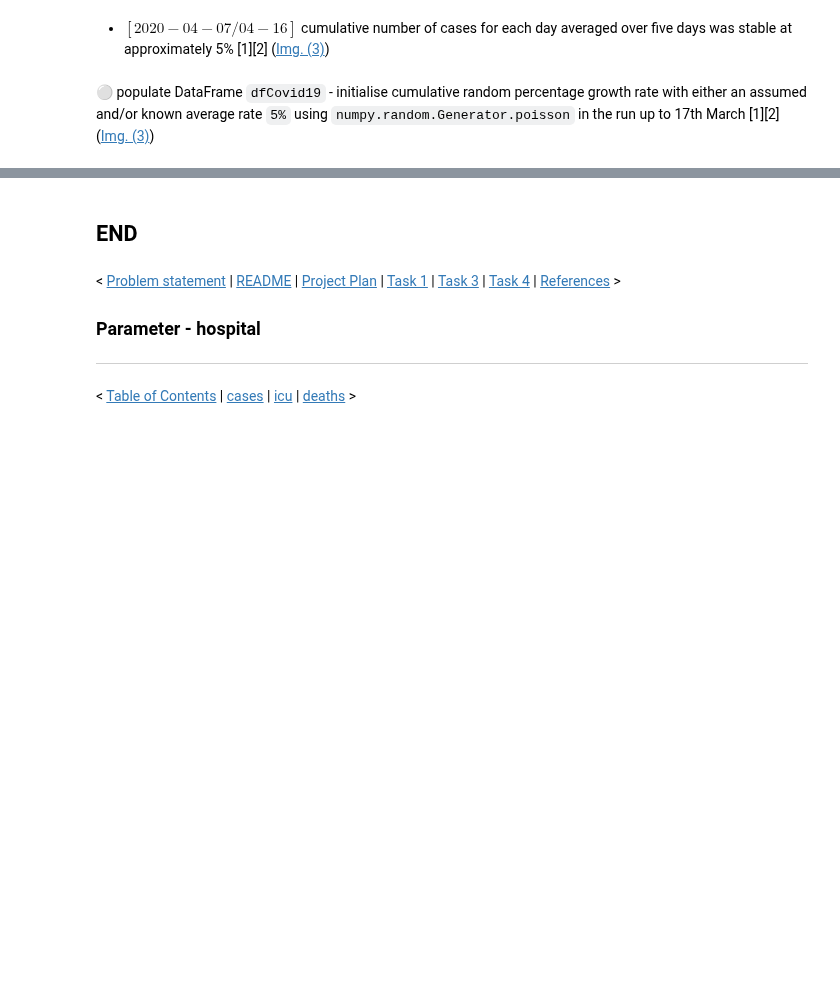
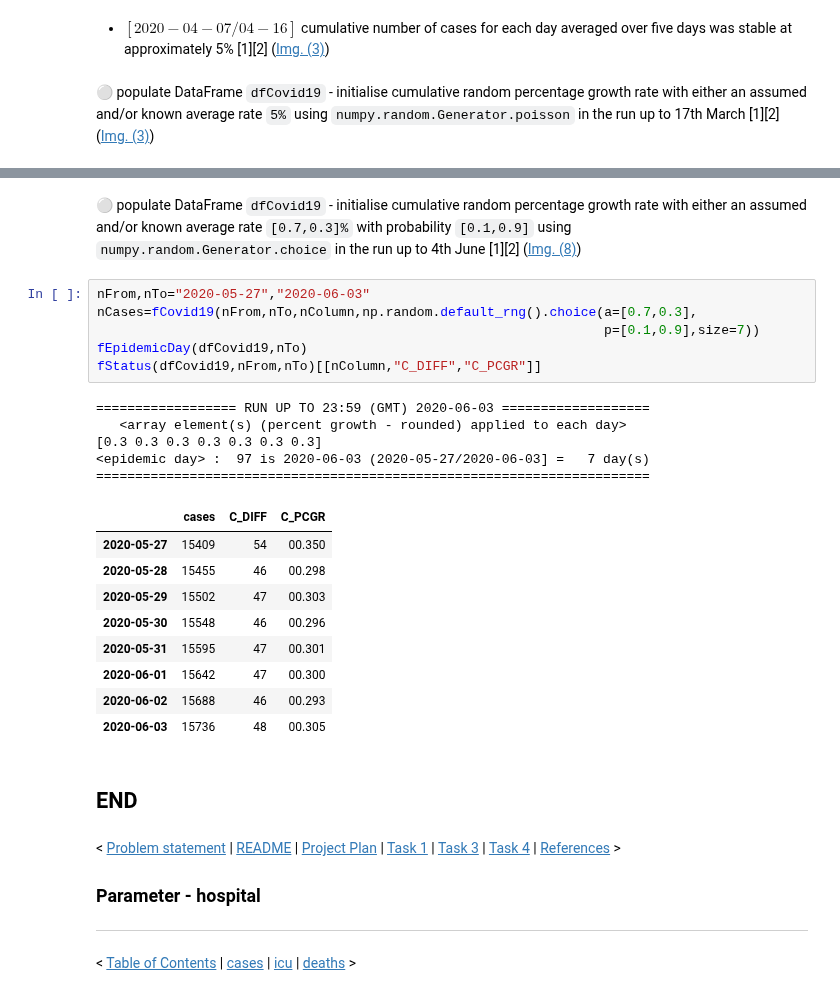
Before and after one commit to E6985/pda-numpy-random-simulation, a Jupyter notebook: Programming-for-Data-Analysis-Project-2020.ipynb, the cells around one changed output, grey strips where cells are left out. Drawn from its saved outputs; the diff is of its cells as text; blank space fills up the shorter version.

```diff
--- a/Programming-for-Data-Analysis-Project-2020.ipynb
+++ b/Programming-for-Data-Analysis-Project-2020.ipynb
@@ -972,3 +1005,32 @@ fStatus(dfCovid19,nFrom,nTo)[[nColumn,"C_DIFF","C_PCGR"]]
+# %% [markdown]
+&#x26AA; populate DataFrame ``dfCovid19`` - initialise cumulative random percentage growth rate with either an assumed and/or known average rate ``[0.7,0.3]%`` with probability ``[0.1,0.9]`` using ``numpy.random.Generator.choice`` in the run up to 4th June [1][2] ([Img. (8)](https://github.com/E6985/pda-numpy-random-simulation/blob/main/img/06042020-metrics-06032020.png))
+
+<!--
+[1] P. Nolan (IEMAG), "LIVE: Daily coronavirus briefing – latest cases, deaths & trends (04/06/2020)," [VirginMediaNews](https://web.archive.org/web/20201207125225if_/https://www.facebook.com/VirginMediaNews/videos/366570967651659), June 2020.
+
+[2] Anaconda (choice), "numpy.random.Generator," Docstring, June 2020.
+-->
+# %%
+nFrom,nTo="2020-05-27","2020-06-03"
+nCases=fCovid19(nFrom,nTo,nColumn,np.random.default_rng().choice(a=[0.7,0.3],
+                                                                 p=[0.1,0.9],size=7))
+fEpidemicDay(dfCovid19,nTo)
+fStatus(dfCovid19,nFrom,nTo)[[nColumn,"C_DIFF","C_PCGR"]]
+# %% [output]
+================== RUN UP TO 23:59 (GMT) 2020-06-03 ===================
+   <array element(s) (percent growth - rounded) applied to each day>
+[0.3 0.3 0.3 0.3 0.3 0.3 0.3]
+<epidemic day> :  97 is 2020-06-03 (2020-05-27/2020-06-03] =   7 day(s)
+=======================================================================
+|  | cases | C_DIFF | C_PCGR |
+| 2020-05-27 | 15409 | 54 | 00.350 |
+| 2020-05-28 | 15455 | 46 | 00.298 |
+| 2020-05-29 | 15502 | 47 | 00.303 |
+| 2020-05-30 | 15548 | 46 | 00.296 |
+| 2020-05-31 | 15595 | 47 | 00.301 |
+| 2020-06-01 | 15642 | 47 | 00.300 |
+| 2020-06-02 | 15688 | 46 | 00.293 |
+| 2020-06-03 | 15736 | 48 | 00.305 |
 # %% [markdown]
 ## END
 # %% [markdown]
```
Also changed, not shown: parts of 44 cells of this notebook, 2 other files.
